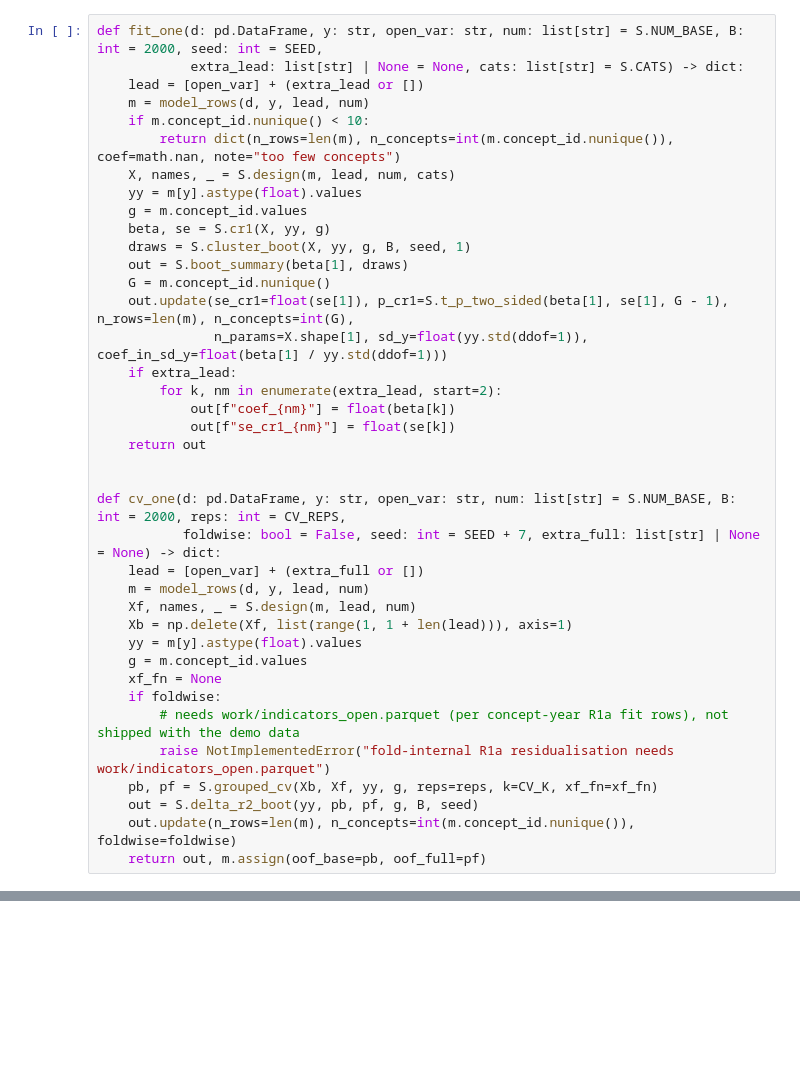
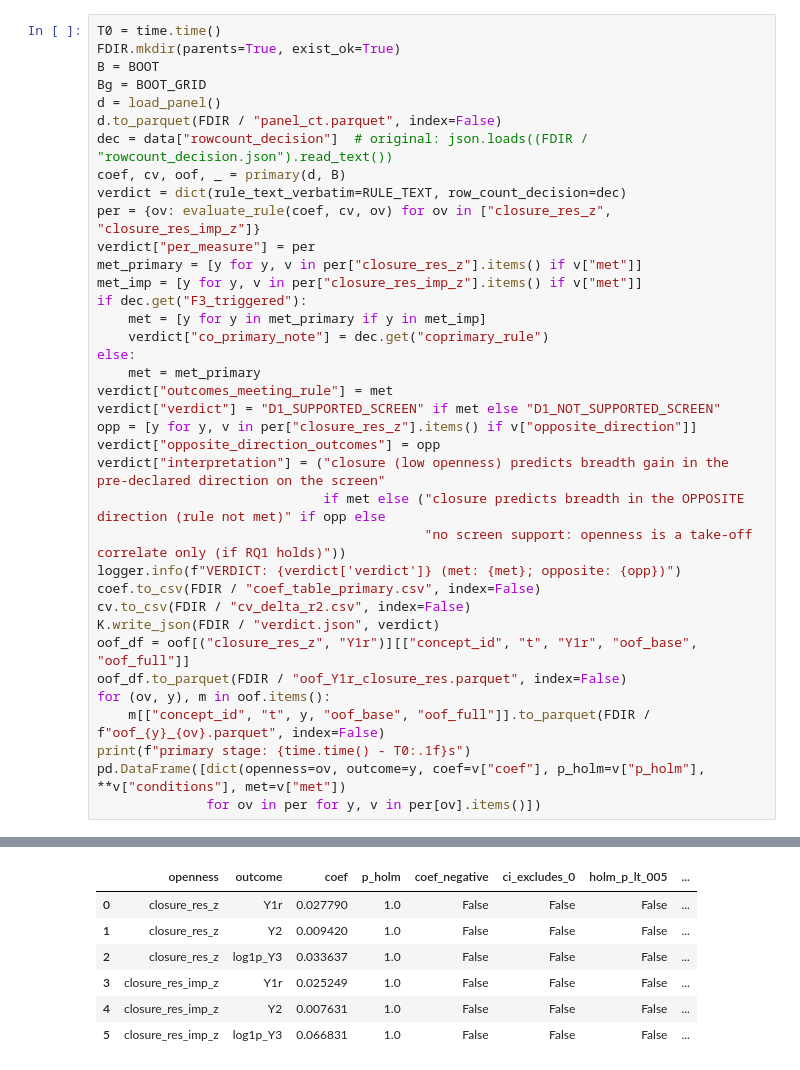
Before and after one commit to ai-inventor-papers/ai-invention-8892b7-occupancy-is-not-integration-for-new, a Jupyter notebook: round-3/experiment-6/demo/method_code_demo.ipynb, the cells around one changed output, grey strips where cells are left out. Cells and saved outputs as stored; diff of their text form; blank space fills up the shorter version.

```diff
--- a/round-3/experiment-6/demo/method_code_demo.ipynb
+++ b/round-3/experiment-6/demo/method_code_demo.ipynb
@@ -373,39 +520,38 @@ Two changes are needed in the notebook: `reps` now defaults to the `CV_REPS` con
 # %%
-def fit_one(d: pd.DataFrame, y: str, open_var: str, num: list[str] = S.NUM_BASE, B: int = 2000, seed: int = SEED,
-            extra_lead: list[str] | None = None, cats: list[str] = S.CATS) -> dict:
-    lead = [open_var] + (extra_lead or [])
-    m = model_rows(d, y, lead, num)
-    if m.concept_id.nunique() < 10:
-        return dict(n_rows=len(m), n_concepts=int(m.concept_id.nunique()), coef=math.nan, note="too few concepts")
-    X, names, _ = S.design(m, lead, num, cats)
-    yy = m[y].astype(float).values
-    g = m.concept_id.values
-    beta, se = S.cr1(X, yy, g)
-    draws = S.cluster_boot(X, yy, g, B, seed, 1)
-    out = S.boot_summary(beta[1], draws)
-    G = m.concept_id.nunique()
-    out.update(se_cr1=float(se[1]), p_cr1=S.t_p_two_sided(beta[1], se[1], G - 1), n_rows=len(m), n_concepts=int(G),
-               n_params=X.shape[1], sd_y=float(yy.std(ddof=1)), coef_in_sd_y=float(beta[1] / yy.std(ddof=1)))
-    if extra_lead:
-        for k, nm in enumerate(extra_lead, start=2):
-            out[f"coef_{nm}"] = float(beta[k])
-            out[f"se_cr1_{nm}"] = float(se[k])
-    return out
-
-
-def cv_one(d: pd.DataFrame, y: str, open_var: str, num: list[str] = S.NUM_BASE, B: int = 2000, reps: int = CV_REPS,
-           foldwise: bool = False, seed: int = SEED + 7, extra_full: list[str] | None = None) -> dict:
-    lead = [open_var] + (extra_full or [])
-    m = model_rows(d, y, lead, num)
-    Xf, names, _ = S.design(m, lead, num)
-    Xb = np.delete(Xf, list(range(1, 1 + len(lead))), axis=1)
-    yy = m[y].astype(float).values
-    g = m.concept_id.values
-    xf_fn = None
-    if foldwise:
-        # needs work/indicators_open.parquet (per concept-year R1a fit rows), not shipped with the demo data
-        raise NotImplementedError("fold-internal R1a residualisation needs work/indicators_open.parquet")
-    pb, pf = S.grouped_cv(Xb, Xf, yy, g, reps=reps, k=CV_K, xf_fn=xf_fn)
-    out = S.delta_r2_boot(yy, pb, pf, g, B, seed)
-    out.update(n_rows=len(m), n_concepts=int(m.concept_id.nunique()), foldwise=foldwise)
-    return out, m.assign(oof_base=pb, oof_full=pf)
+T0 = time.time()
+FDIR.mkdir(parents=True, exist_ok=True)
+B = BOOT
+Bg = BOOT_GRID
+d = load_panel()
+d.to_parquet(FDIR / "panel_ct.parquet", index=False)
+dec = data["rowcount_decision"]  # original: json.loads((FDIR / "rowcount_decision.json").read_text())
+coef, cv, oof, _ = primary(d, B)
+verdict = dict(rule_text_verbatim=RULE_TEXT, row_count_decision=dec)
+per = {ov: evaluate_rule(coef, cv, ov) for ov in ["closure_res_z", "closure_res_imp_z"]}
+verdict["per_measure"] = per
+met_primary = [y for y, v in per["closure_res_z"].items() if v["met"]]
+met_imp = [y for y, v in per["closure_res_imp_z"].items() if v["met"]]
+if dec.get("F3_triggered"):
+    met = [y for y in met_primary if y in met_imp]
+    verdict["co_primary_note"] = dec.get("coprimary_rule")
+else:
+    met = met_primary
+verdict["outcomes_meeting_rule"] = met
+verdict["verdict"] = "D1_SUPPORTED_SCREEN" if met else "D1_NOT_SUPPORTED_SCREEN"
+opp = [y for y, v in per["closure_res_z"].items() if v["opposite_direction"]]
+verdict["opposite_direction_outcomes"] = opp
+verdict["interpretation"] = ("closure (low openness) predicts breadth gain in the pre-declared direction on the screen"
+                             if met else ("closure predicts breadth in the OPPOSITE direction (rule not met)" if opp else
+                                          "no screen support: openness is a take-off correlate only (if RQ1 holds)"))
+logger.info(f"VERDICT: {verdict['verdict']} (met: {met}; opposite: {opp})")
+coef.to_csv(FDIR / "coef_table_primary.csv", index=False)
+cv.to_csv(FDIR / "cv_delta_r2.csv", index=False)
+K.write_json(FDIR / "verdict.json", verdict)
+oof_df = oof[("closure_res_z", "Y1r")][["concept_id", "t", "Y1r", "oof_base", "oof_full"]]
+oof_df.to_parquet(FDIR / "oof_Y1r_closure_res.parquet", index=False)
+for (ov, y), m in oof.items():
+    m[["concept_id", "t", y, "oof_base", "oof_full"]].to_parquet(FDIR / f"oof_{y}_{ov}.parquet", index=False)
+print(f"primary stage: {time.time() - T0:.1f}s")
+pd.DataFrame([dict(openness=ov, outcome=y, coef=v["coef"], p_holm=v["p_holm"], **v["conditions"], met=v["met"])
+              for ov in per for y, v in per[ov].items()])
+# %% [output]
@@ -412 +575,8 @@ def cv_one(d: pd.DataFrame, y: str, open_var: str, num: list[str] = S.NUM_BASE,
+|  | openness | outcome | coef | p_holm | coef_negative | ci_excludes_0 | holm_p_lt_005 | ... |
+| 0 | closure_res_z | Y1r | 0.027790 | 1.0 | False | False | False | ... |
+| 1 | closure_res_z | Y2 | 0.009420 | 1.0 | False | False | False | ... |
+| 2 | closure_res_z | log1p_Y3 | 0.033637 | 1.0 | False | False | False | ... |
+| 3 | closure_res_imp_z | Y1r | 0.025249 | 1.0 | False | False | False | ... |
+| 4 | closure_res_imp_z | Y2 | 0.007631 | 1.0 | False | False | False | ... |
+| 5 | closure_res_imp_z | log1p_Y3 | 0.066831 | 1.0 | False | False | False | ... |
 # %% [markdown]
```
Also changed, not shown: parts of 38 cells of this notebook, 1 other file.
